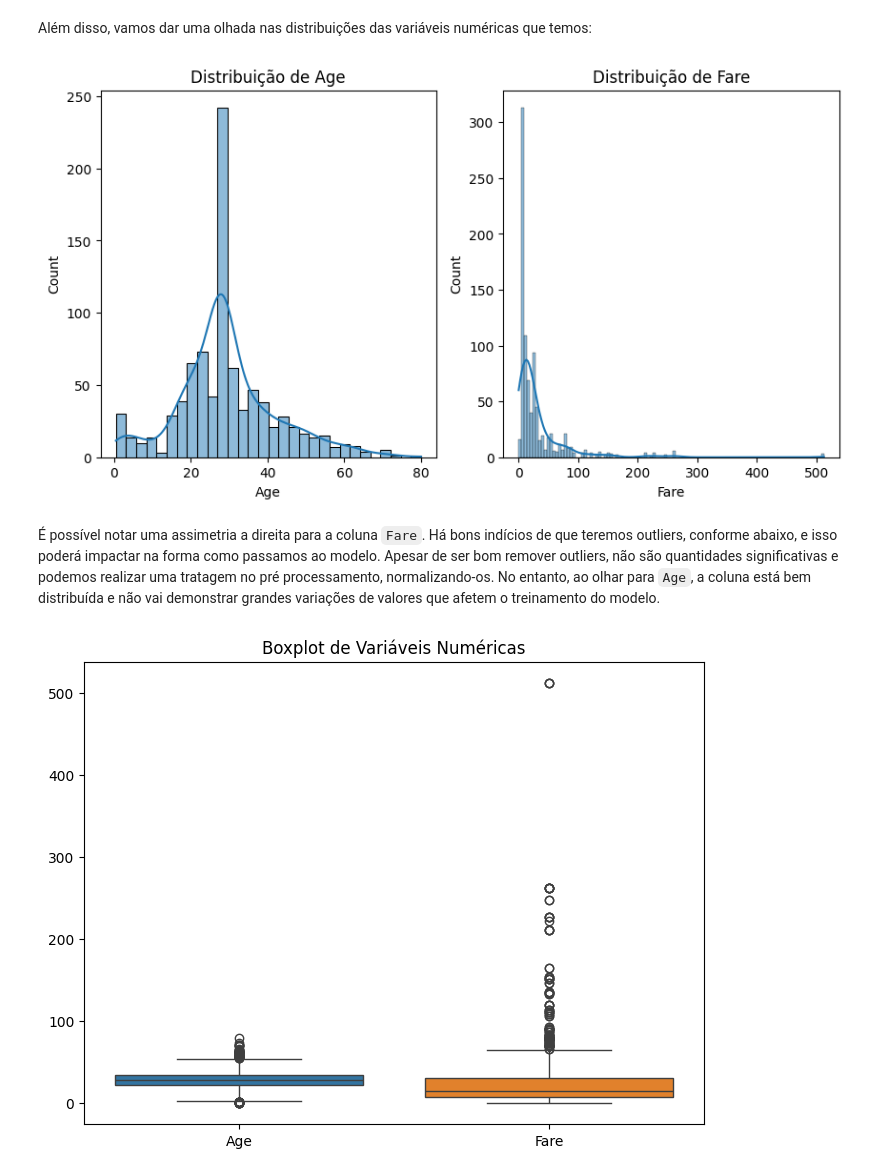
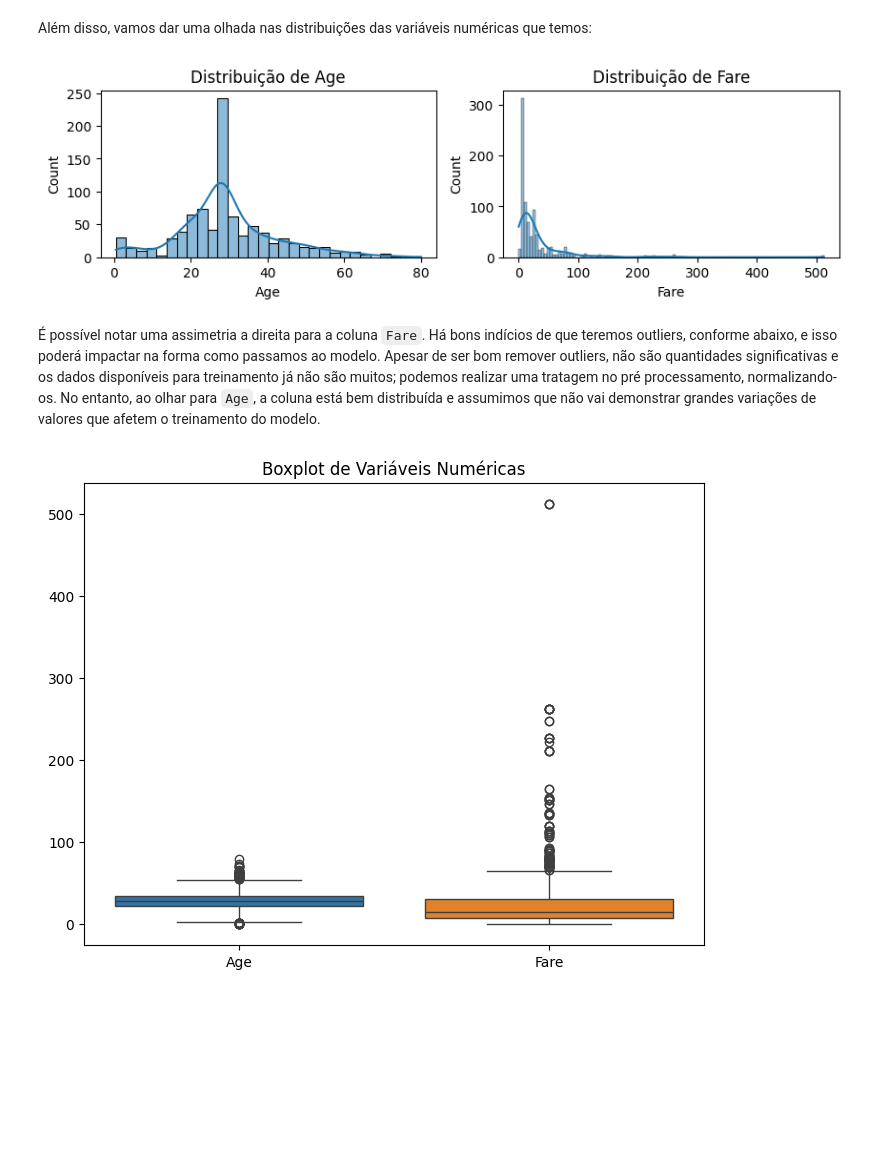
Before and after one commit to xValentim/simple-classification-25-1, a Jupyter notebook: simple_classification.ipynb, the cells around one changed output. Cells and saved outputs as stored; diff of their text form; code cells hidden in the pictures; blank space fills up the shorter version.

```diff
--- a/simple_classification.ipynb
+++ b/simple_classification.ipynb
@@ -300,20 +307,20 @@ Além disso, vamos dar uma olhada nas distribuições das variáveis numéricas
 # %%
 # Exemplo para duas variáveis
 plt.figure(figsize=(10, 5))
 
-plt.subplot(1, 2, 1)
+plt.subplot(2, 2, 1)
 sns.histplot(train_df['Age'], kde=True)
 plt.title('Distribuição de Age')
 
-plt.subplot(1, 2, 2)
+plt.subplot(2, 2, 2)
 sns.histplot(train_df['Fare'], kde=True)
 plt.title('Distribuição de Fare')
 
 plt.show()
 # %% [output]
-[figure, old version]
+[figure, new version]
 # %% [markdown]
-É possível notar uma assimetria a direita para a coluna `Fare`. Há bons indícios de que teremos outliers, conforme abaixo, e isso poderá impactar na forma como passamos ao modelo. Apesar de ser bom remover outliers, não são quantidades significativas e podemos realizar uma tratagem no pré processamento, normalizando-os. No entanto, ao olhar para `Age`, a coluna está bem distribuída e não vai demonstrar grandes variações de valores que afetem o treinamento do modelo.
+É possível notar uma assimetria a direita para a coluna `Fare`. Há bons indícios de que teremos outliers, conforme abaixo, e isso poderá impactar na forma como passamos ao modelo. Apesar de ser bom remover outliers, não são quantidades significativas e os dados disponíveis para treinamento já não são muitos; podemos realizar uma tratagem no pré processamento, normalizando-os. No entanto, ao olhar para `Age`, a coluna está bem distribuída e assumimos que não vai demonstrar grandes variações de valores que afetem o treinamento do modelo.
 # %%
 plt.figure(figsize=(8, 6))
 sns.boxplot(data=train_df[['Age', 'Fare']])
```
Also changed, not shown: parts of 11 cells of this notebook.
